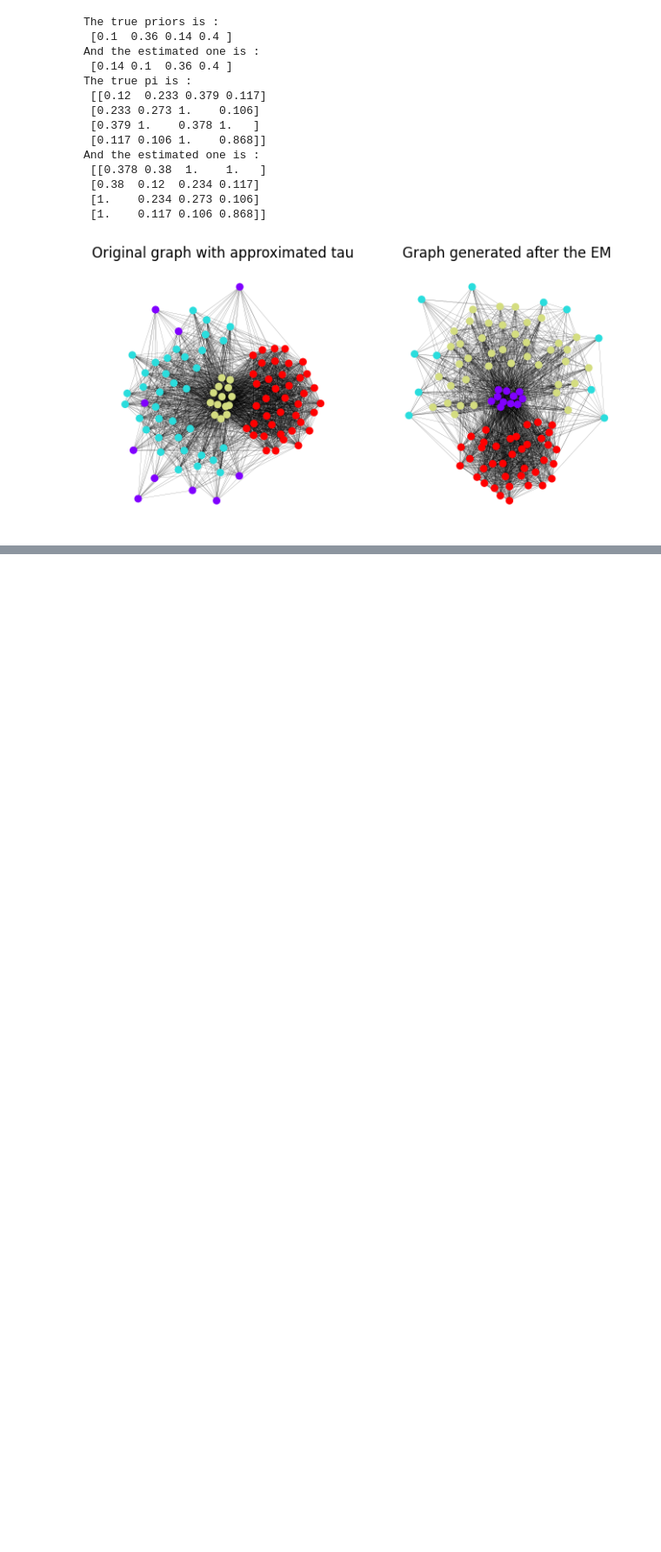
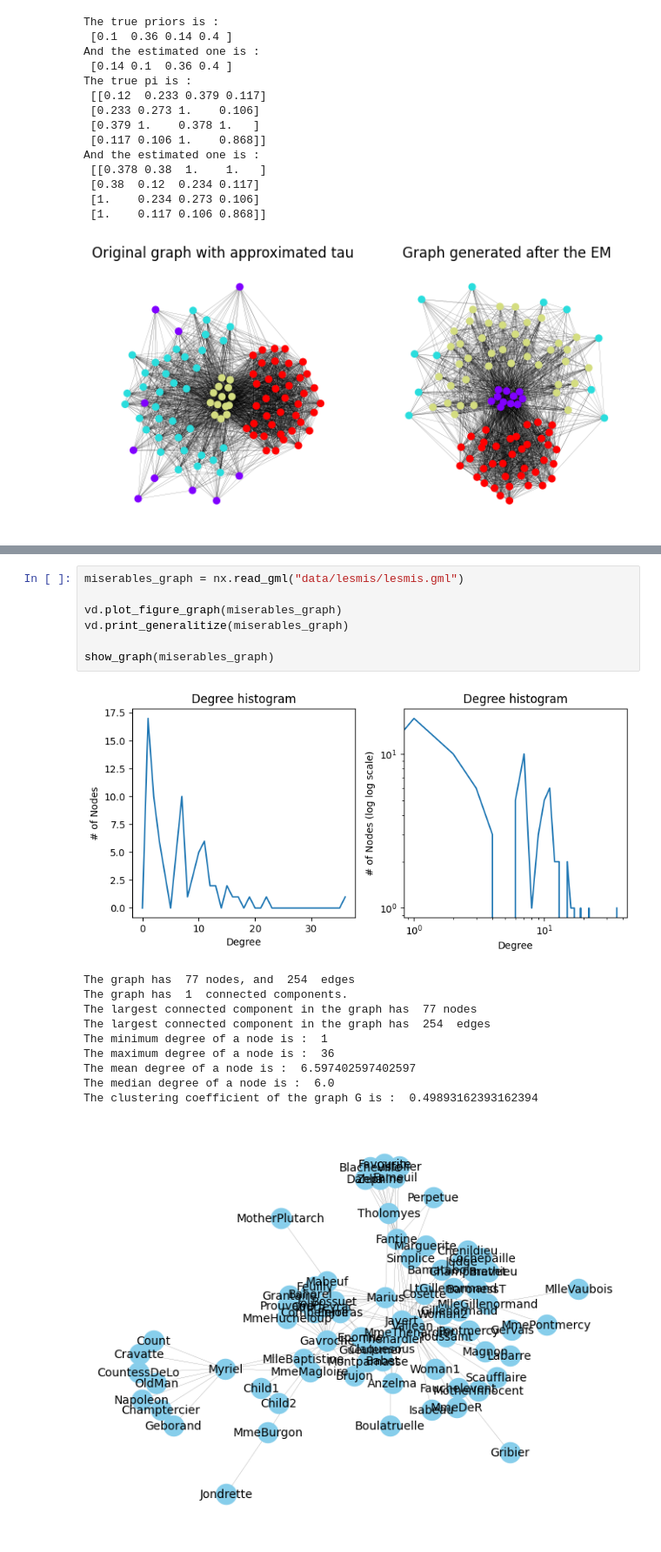
Before and after one commit to ElSacho/Mixture4graph, a Jupyter notebook: notebook_generate_and_EM.ipynb, the cells around one changed output, grey strips where cells are left out. Shown at 87% size. Drawn from its saved outputs; the diff is of its cells as text; blank space fills up the shorter version.

```diff
--- a/notebook_generate_and_EM.ipynb
+++ b/notebook_generate_and_EM.ipynb
@@ -371,0 +357,19 @@ Fit finished for  5  clusters
+# %%
+miserables_graph = nx.read_gml("data/lesmis/lesmis.gml")
+
+vd.plot_figure_graph(miserables_graph)
+vd.print_generalitize(miserables_graph)
+
+show_graph(miserables_graph)
+# %% [output]
+[figure, added]
+The graph has  77 nodes, and  254  edges
+The graph has  1  connected components.
+The largest connected component in the graph has  77 nodes
+The largest connected component in the graph has  254  edges
+The minimum degree of a node is :  1
+The maximum degree of a node is :  36
+The mean degree of a node is :  6.597402597402597
+The median degree of a node is :  6.0
+The clustering coefficient of the graph G is :  0.49893162393162394
+[figure, added]
```
Also changed, not shown: parts of 11 cells of this notebook, 4 other files.
